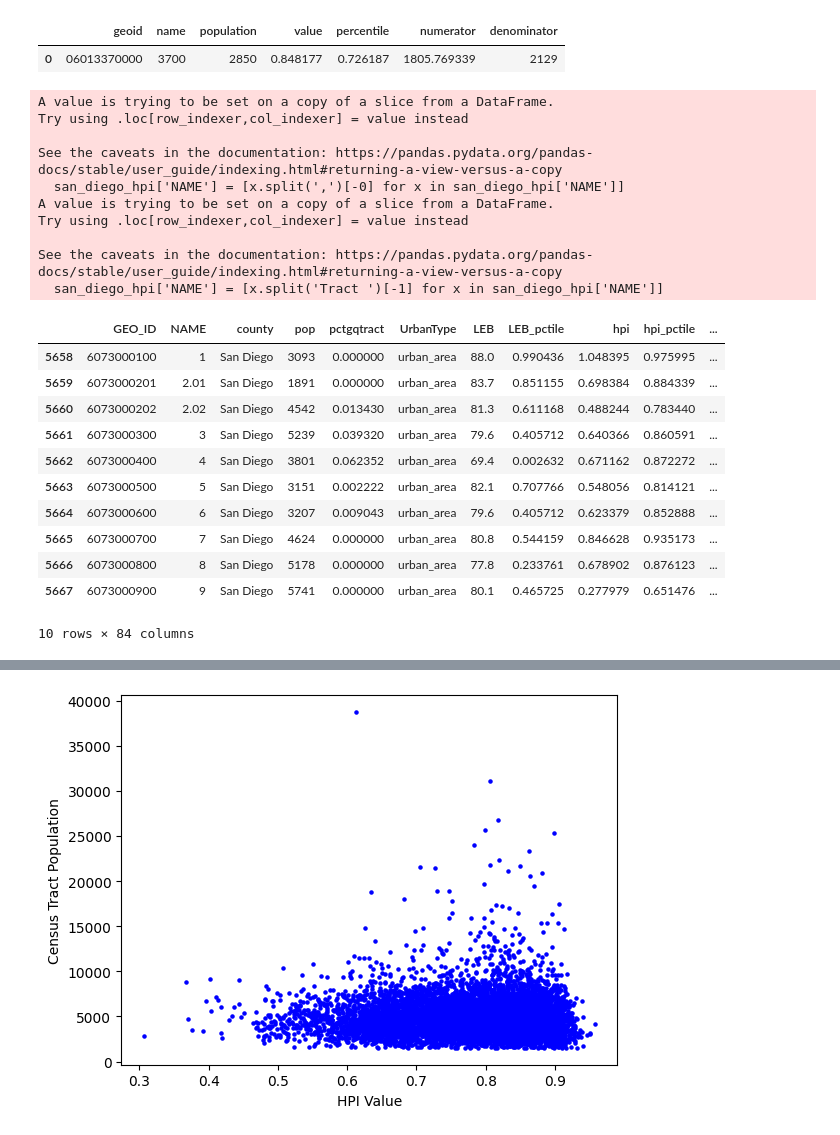
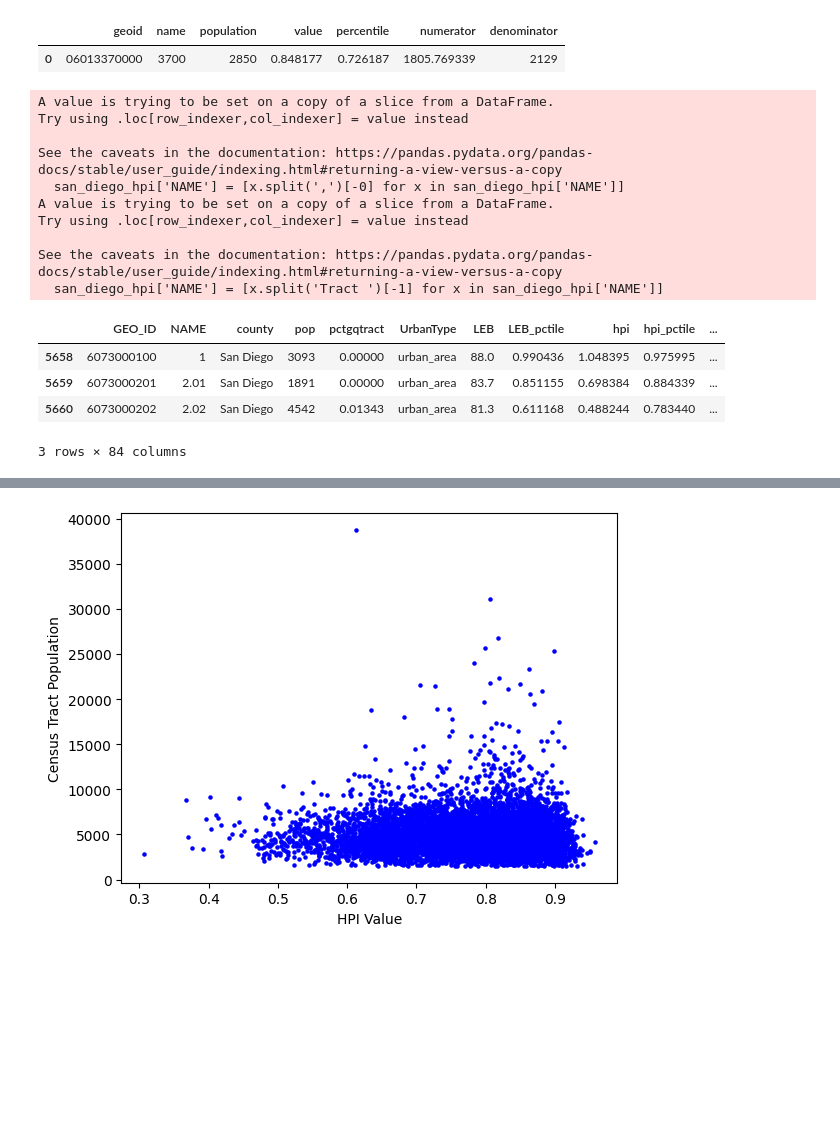
Before and after one commit to kacastel/DSCI-510-Final-Project, a Jupyter notebook: 510fpplay.ipynb, the cells around one changed output, grey strips where cells are left out. Cells and saved outputs as stored; diff of their text form; code cells hidden in the pictures; blank space fills up the shorter version.

```diff
--- a/510fpplay.ipynb
+++ b/510fpplay.ipynb
@@ -29,41 +33,38 @@ hpi_data.head(1)
 # %%
 #Import from Google Drive - Master HPI Data. Recieved this file directly from the HPI agency.
 # Will use this file as an intermidiary- common key is needed from this file to join HPI data and Vaccine data
 
 import pandas as pd
 
 url='https://drive.google.com/file/d/1-O5aXOkgAaQUxMjZ5EXu9y6kHxmjsyp2/view?usp=share_link'
 path = 'https://drive.google.com/uc?export=download&id='+url.split('/')[-2]
 master_hpi = pd.read_csv(path)
 
+master_hpi = pd.DataFrame(master_hpi)
+
 #Cleaning/Filtering mster HPI data. Preparing to join.
+# san_diego_hpi = master_hpi[master_hpi['county']=='San Diego']
 san_diego_hpi = master_hpi[master_hpi['county']=='San Diego']
+
 
 san_diego_hpi['NAME'] = [x.split(',')[-0] for x in san_diego_hpi['NAME']]
 
 san_diego_hpi['NAME'] = [x.split('Tract ')[-1] for x in san_diego_hpi['NAME']]
 
-san_diego_hpi.head(10)
+san_diego_hpi.head(3)
 # %% [output]
 A value is trying to be set on a copy of a slice from a DataFrame.
 Try using .loc[row_indexer,col_indexer] = value instead
 
 See the caveats in the documentation: https://pandas.pydata.org/pandas-docs/stable/user_guide/indexing.html#returning-a-view-versus-a-copy
   san_diego_hpi['NAME'] = [x.split(',')[-0] for x in san_diego_hpi['NAME']]
 A value is trying to be set on a copy of a slice from a DataFrame.
 Try using .loc[row_indexer,col_indexer] = value instead
 
 See the caveats in the documentation: https://pandas.pydata.org/pandas-docs/stable/user_guide/indexing.html#returning-a-view-versus-a-copy
   san_diego_hpi['NAME'] = [x.split('Tract ')[-1] for x in san_diego_hpi['NAME']]
 |  | GEO_ID | NAME | county | pop | pctgqtract | UrbanType | LEB | LEB_pctile | hpi | hpi_pctile | ... |
-| 5658 | 6073000100 | 1 | San Diego | 3093 | 0.000000 | urban_area | 88.0 | 0.990436 | 1.048395 | 0.975995 | ... |
-| 5659 | 6073000201 | 2.01 | San Diego | 1891 | 0.000000 | urban_area | 83.7 | 0.851155 | 0.698384 | 0.884339 | ... |
-| 5660 | 6073000202 | 2.02 | San Diego | 4542 | 0.013430 | urban_area | 81.3 | 0.611168 | 0.488244 | 0.783440 | ... |
-| 5661 | 6073000300 | 3 | San Diego | 5239 | 0.039320 | urban_area | 79.6 | 0.405712 | 0.640366 | 0.860591 | ... |
-| 5662 | 6073000400 | 4 | San Diego | 3801 | 0.062352 | urban_area | 69.4 | 0.002632 | 0.671162 | 0.872272 | ... |
-| 5663 | 6073000500 | 5 | San Diego | 3151 | 0.002222 | urban_area | 82.1 | 0.707766 | 0.548056 | 0.814121 | ... |
-| 5664 | 6073000600 | 6 | San Diego | 3207 | 0.009043 | urban_area | 79.6 | 0.405712 | 0.623379 | 0.852888 | ... |
-| 5665 | 6073000700 | 7 | San Diego | 4624 | 0.000000 | urban_area | 80.8 | 0.544159 | 0.846628 | 0.935173 | ... |
-| 5666 | 6073000800 | 8 | San Diego | 5178 | 0.000000 | urban_area | 77.8 | 0.233761 | 0.678902 | 0.876123 | ... |
-| 5667 | 6073000900 | 9 | San Diego | 5741 | 0.000000 | urban_area | 80.1 | 0.465725 | 0.277979 | 0.651476 | ... |
+| 5658 | 6073000100 | 1 | San Diego | 3093 | 0.00000 | urban_area | 88.0 | 0.990436 | 1.048395 | 0.975995 | ... |
+| 5659 | 6073000201 | 2.01 | San Diego | 1891 | 0.00000 | urban_area | 83.7 | 0.851155 | 0.698384 | 0.884339 | ... |
+| 5660 | 6073000202 | 2.02 | San Diego | 4542 | 0.01343 | urban_area | 81.3 | 0.611168 | 0.488244 | 0.783440 | ... |
-10 rows × 84 columns
+3 rows × 84 columns
```
Also changed, not shown: parts of 5 cells of this notebook.
